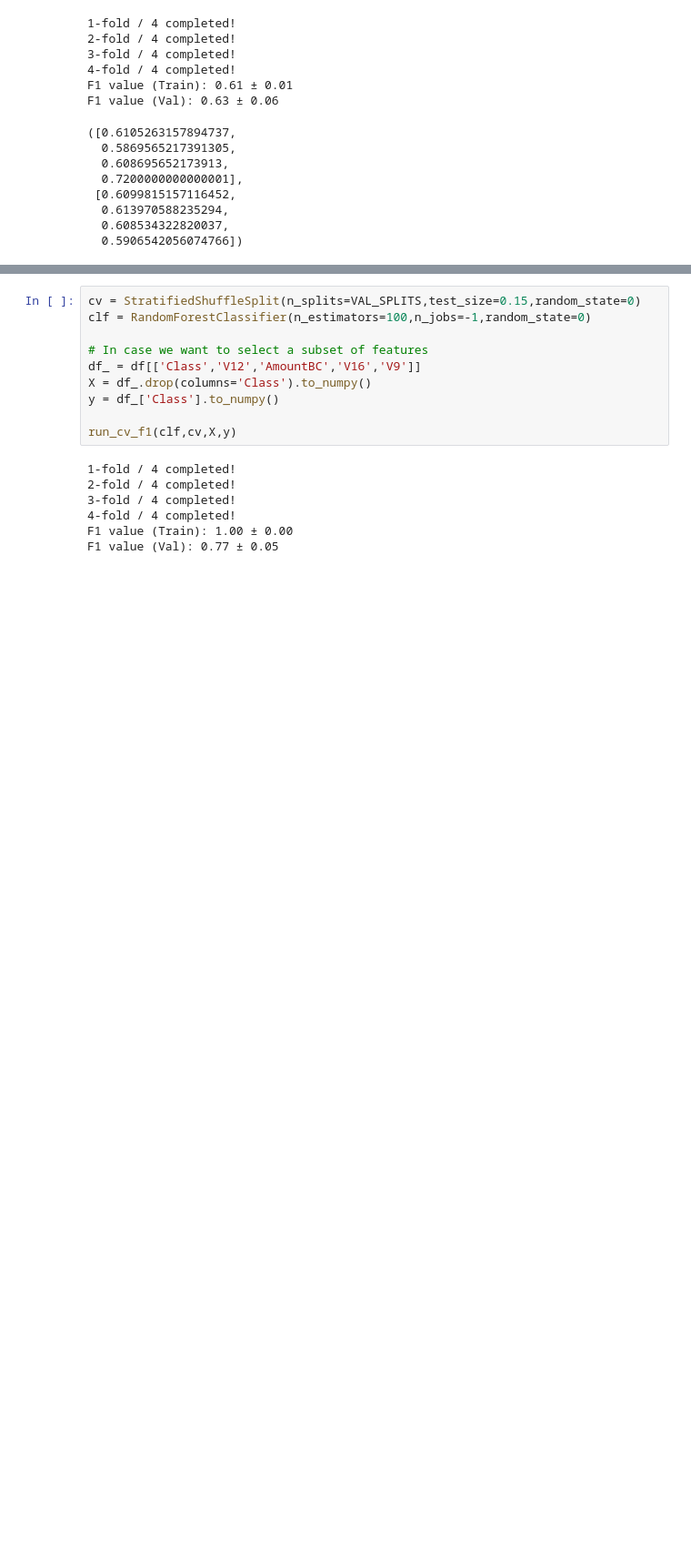
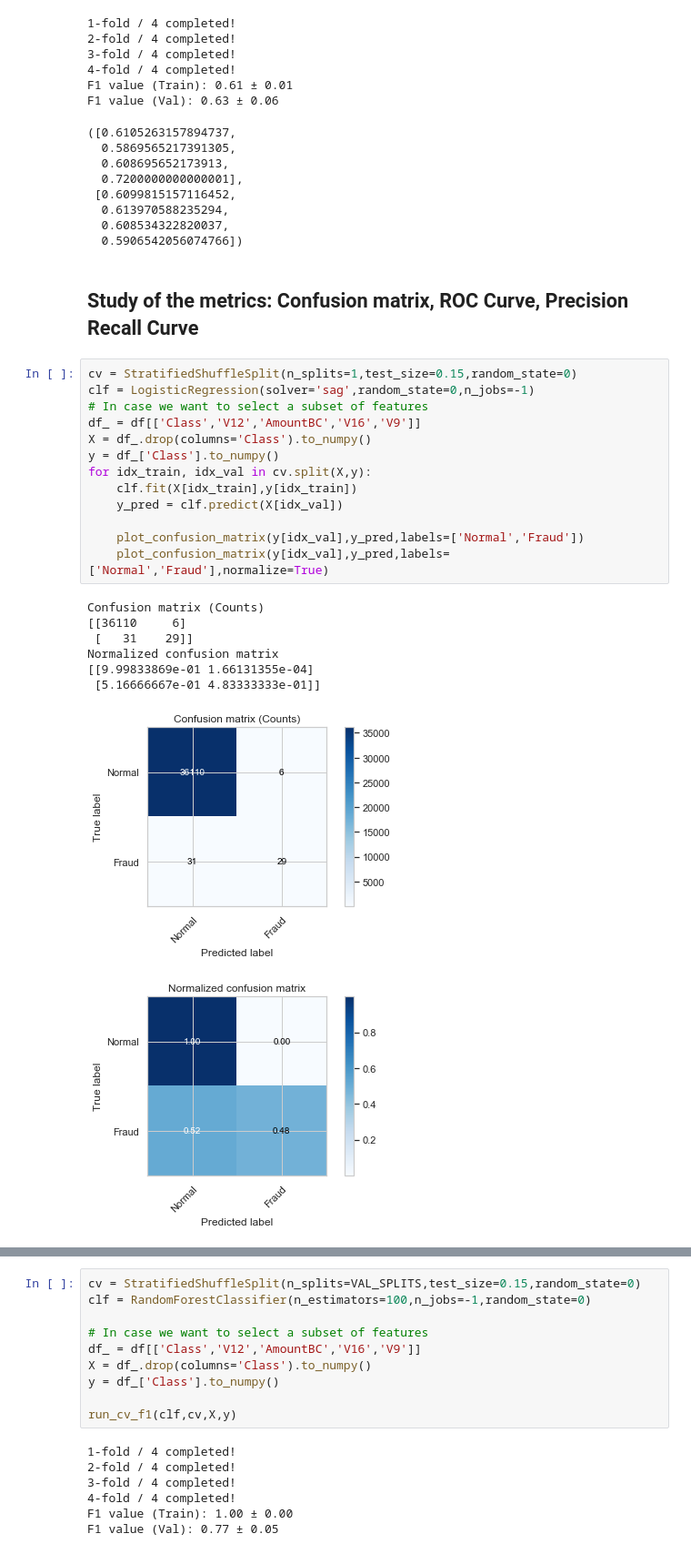
Before and after one commit to davidggphy/modelling_week_2019, a Jupyter notebook: notebooks/Classification_Sklearn.ipynb, the cells around one changed output, grey strips where cells are left out. Shown: that part at 91% size. Saved outputs shown, nothing was run; the diff lists cells and outputs as text; blank space fills up the shorter version.

Commit message:
Add plots of metric curves

```diff
--- a/notebooks/Classification_Sklearn.ipynb
+++ b/notebooks/Classification_Sklearn.ipynb
@@ -124,3 +129,27 @@ F1 value (Val): 0.63 ± 0.06
   0.613970588235294,
   0.608534322820037,
   0.5906542056074766])
+# %% [markdown]
+## Study of the metrics: Confusion matrix, ROC Curve, Precision Recall Curve
+# %%
+cv = StratifiedShuffleSplit(n_splits=1,test_size=0.15,random_state=0)
+clf = LogisticRegression(solver='sag',random_state=0,n_jobs=-1)
+# In case we want to select a subset of features
+df_ = df[['Class','V12','AmountBC','V16','V9']]
+X = df_.drop(columns='Class').to_numpy()
+y = df_['Class'].to_numpy()
+for idx_train, idx_val in cv.split(X,y):
+    clf.fit(X[idx_train],y[idx_train])
+    y_pred = clf.predict(X[idx_val])
+
+    plot_confusion_matrix(y[idx_val],y_pred,labels=['Normal','Fraud'])
+    plot_confusion_matrix(y[idx_val],y_pred,labels=['Normal','Fraud'],normalize=True)
+# %% [output]
+Confusion matrix (Counts)
+[[36110     6]
+ [   31    29]]
+Normalized confusion matrix
+[[9.99833869e-01 1.66131355e-04]
+ [5.16666667e-01 4.83333333e-01]]
+[figure, added]
+[figure, added]
```
Also changed, not shown: parts of 5 cells of this notebook, 2 other files.
